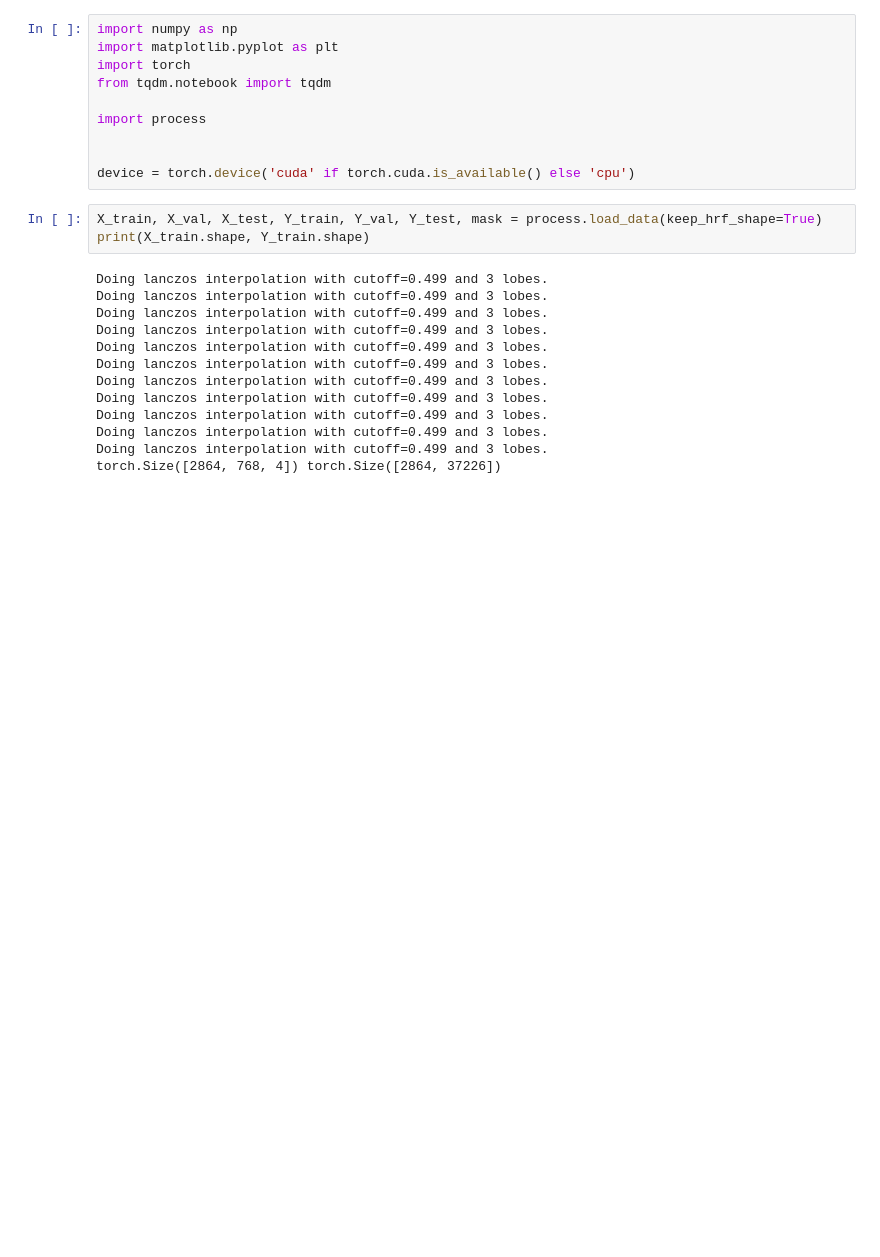
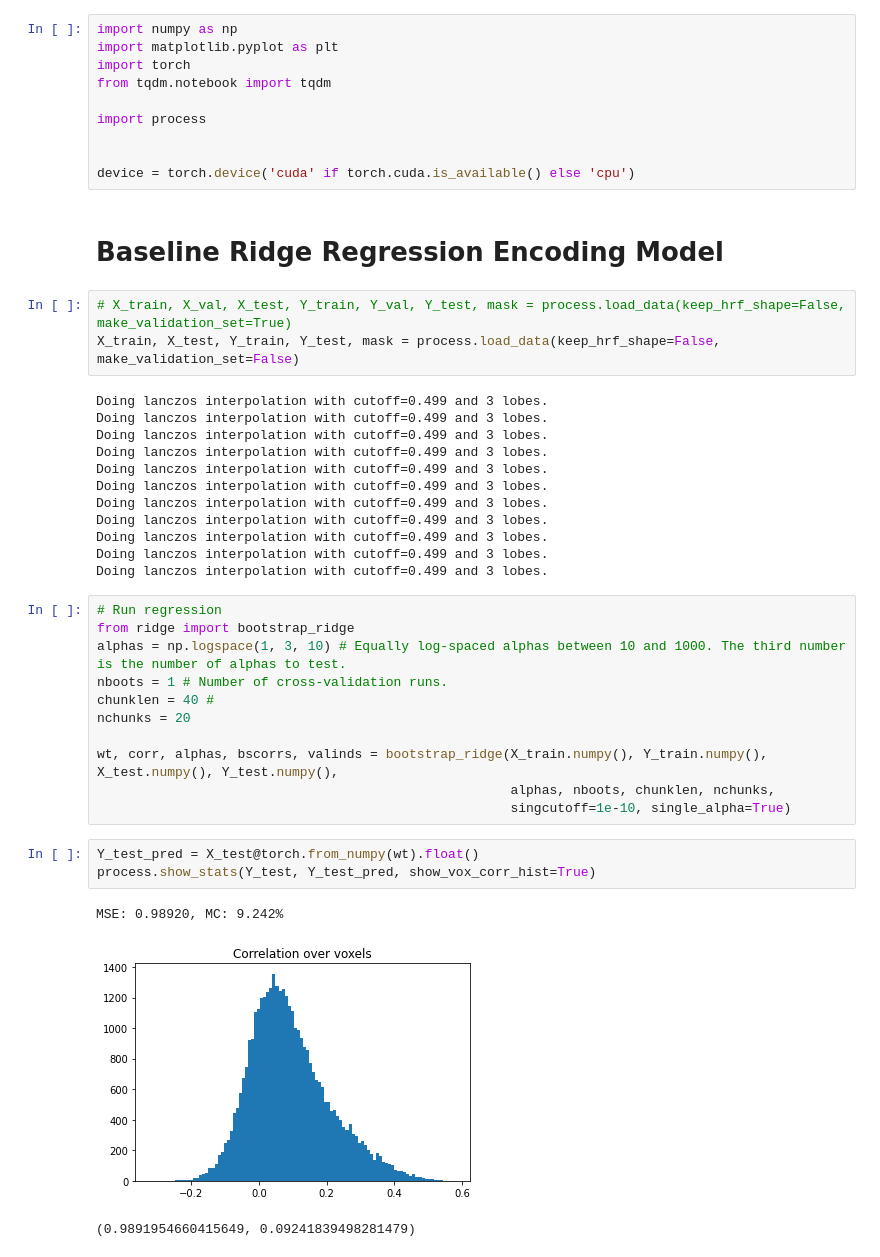
Before and after one commit to akarshkumar0101/CS-395T, a Jupyter notebook: analysis_ak.ipynb, the cells around one changed output. Saved outputs shown, nothing was run; the diff lists cells and outputs as text; blank space fills up the shorter version.

```diff
--- a/analysis_ak.ipynb
+++ b/analysis_ak.ipynb
@@ -11,9 +11,11 @@ import process
 
 
 device = torch.device('cuda' if torch.cuda.is_available() else 'cpu')
+# %% [markdown]
+# Baseline Ridge Regression Encoding Model
 # %%
-X_train, X_val, X_test, Y_train, Y_val, Y_test, mask = process.load_data(keep_hrf_shape=True)
-print(X_train.shape, Y_train.shape)
+# X_train, X_val, X_test, Y_train, Y_val, Y_test, mask = process.load_data(keep_hrf_shape=False, make_validation_set=True)
+X_train, X_test, Y_train, Y_test, mask = process.load_data(keep_hrf_shape=False, make_validation_set=False)
 # %% [output]
 Doing lanczos interpolation with cutoff=0.499 and 3 lobes.
 Doing lanczos interpolation with cutoff=0.499 and 3 lobes.
@@ -26,4 +28,21 @@ Doing lanczos interpolation with cutoff=0.499 and 3 lobes.
 Doing lanczos interpolation with cutoff=0.499 and 3 lobes.
 Doing lanczos interpolation with cutoff=0.499 and 3 lobes.
 Doing lanczos interpolation with cutoff=0.499 and 3 lobes.
-torch.Size([2864, 768, 4]) torch.Size([2864, 37226])
+# %%
+# Run regression
+from ridge import bootstrap_ridge
+alphas = np.logspace(1, 3, 10) # Equally log-spaced alphas between 10 and 1000. The third number is the number of alphas to test.
+nboots = 1 # Number of cross-validation runs.
+chunklen = 40 #
+nchunks = 20
+
+wt, corr, alphas, bscorrs, valinds = bootstrap_ridge(X_train.numpy(), Y_train.numpy(), X_test.numpy(), Y_test.numpy(),
+                                                     alphas, nboots, chunklen, nchunks,
+                                                     singcutoff=1e-10, single_alpha=True)
+# %%
+Y_test_pred = X_test@torch.from_numpy(wt).float()
+process.show_stats(Y_test, Y_test_pred, show_vox_corr_hist=True)
+# %% [output]
+MSE: 0.98920, MC: 9.242%
+[figure, added]
+(0.9891954660415649, 0.09241839498281479)
```
Also changed, not shown: parts of 9 cells of this notebook, 1 other file.
